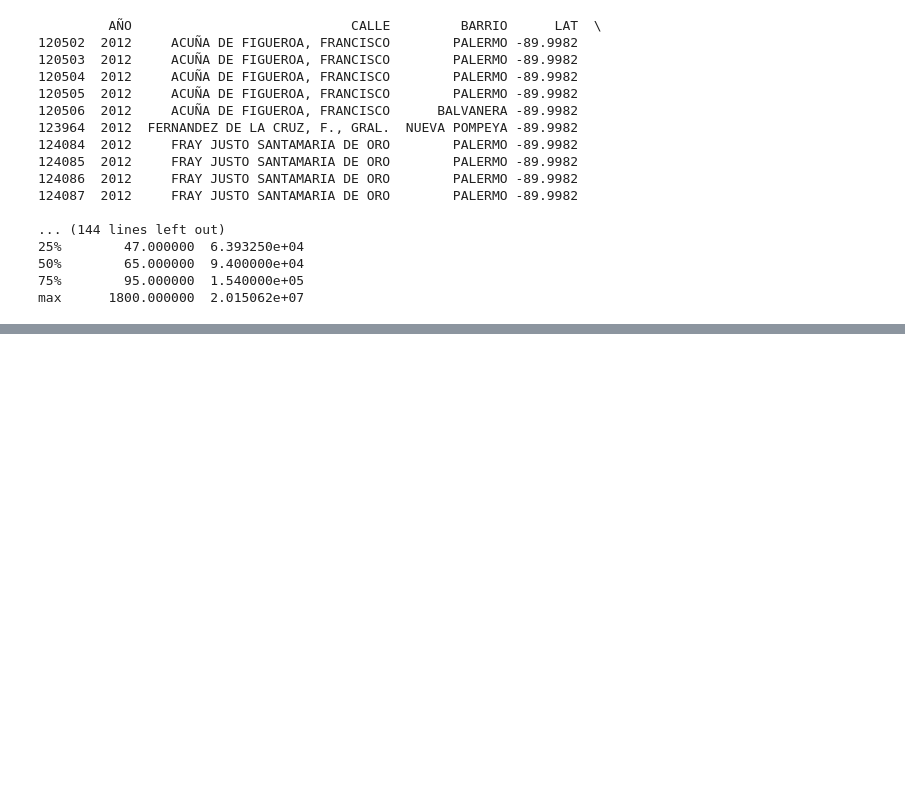
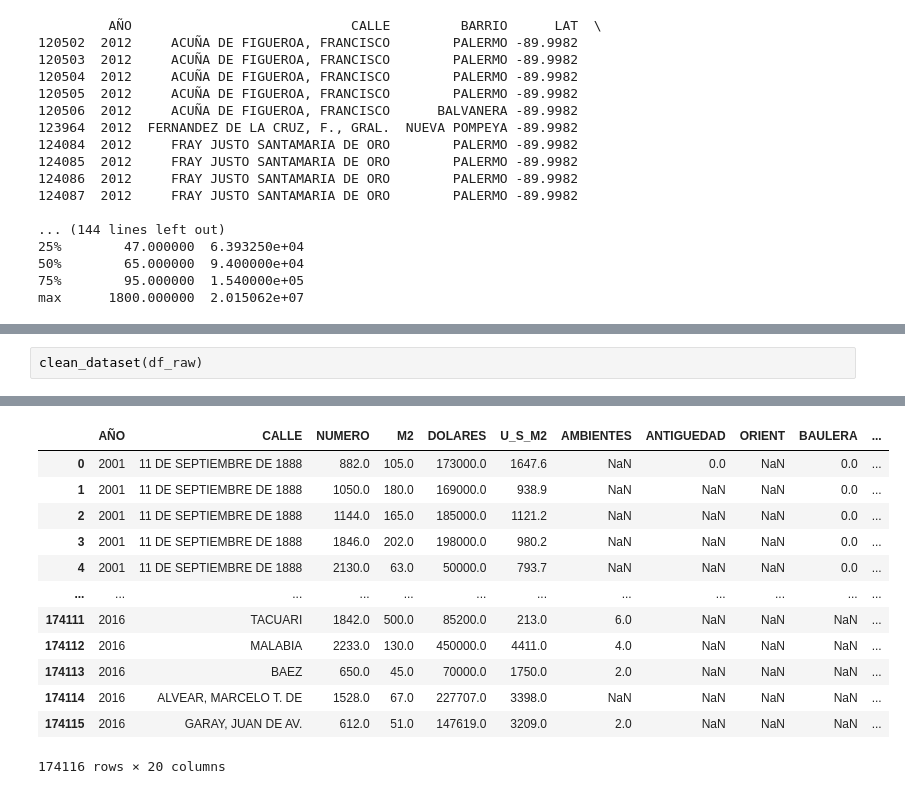
Before and after one commit to GuArBarrajon/taller_integrador, a Jupyter notebook: notebooks/01_eda.ipynb, the cells around one changed output, grey strips where cells are left out. Drawn from its saved outputs; the diff is of its cells as text; blank space fills up the shorter version.

```diff
--- a/notebooks/01_eda.ipynb
+++ b/notebooks/01_eda.ipynb
@@ -81,0 +175,3 @@ max      1800.000000  2.015062e+07
+# %%
+clean_dataset(df_raw)
+# %% [output]
@@ -81,0 +195,13 @@ max      1800.000000  2.015062e+07
+|  | AÑO | CALLE | NUMERO | M2 | DOLARES | U_S_M2 | AMBIENTES | ANTIGUEDAD | ORIENT | BAULERA | ... |
+| 0 | 2001 | 11 DE SEPTIEMBRE DE 1888 | 882.0 | 105.0 | 173000.0 | 1647.6 | NaN | 0.0 | NaN | 0.0 | ... |
+| 1 | 2001 | 11 DE SEPTIEMBRE DE 1888 | 1050.0 | 180.0 | 169000.0 | 938.9 | NaN | NaN | NaN | 0.0 | ... |
+| 2 | 2001 | 11 DE SEPTIEMBRE DE 1888 | 1144.0 | 165.0 | 185000.0 | 1121.2 | NaN | NaN | NaN | 0.0 | ... |
+| 3 | 2001 | 11 DE SEPTIEMBRE DE 1888 | 1846.0 | 202.0 | 198000.0 | 980.2 | NaN | NaN | NaN | 0.0 | ... |
+| 4 | 2001 | 11 DE SEPTIEMBRE DE 1888 | 2130.0 | 63.0 | 50000.0 | 793.7 | NaN | NaN | NaN | 0.0 | ... |
+| ... | ... | ... | ... | ... | ... | ... | ... | ... | ... | ... | ... |
+| 174111 | 2016 | TACUARI | 1842.0 | 500.0 | 85200.0 | 213.0 | 6.0 | NaN | NaN | NaN | ... |
+| 174112 | 2016 | MALABIA | 2233.0 | 130.0 | 450000.0 | 4411.0 | 4.0 | NaN | NaN | NaN | ... |
+| 174113 | 2016 | BAEZ | 650.0 | 45.0 | 70000.0 | 1750.0 | 2.0 | NaN | NaN | NaN | ... |
+| 174114 | 2016 | ALVEAR, MARCELO T. DE | 1528.0 | 67.0 | 227707.0 | 3398.0 | NaN | NaN | NaN | NaN | ... |
+| 174115 | 2016 | GARAY, JUAN DE AV. | 612.0 | 51.0 | 147619.0 | 3209.0 | 2.0 | NaN | NaN | NaN | ... |
+174116 rows × 20 columns
```
Also changed, not shown: parts of 12 cells of this notebook, 9 other files.
